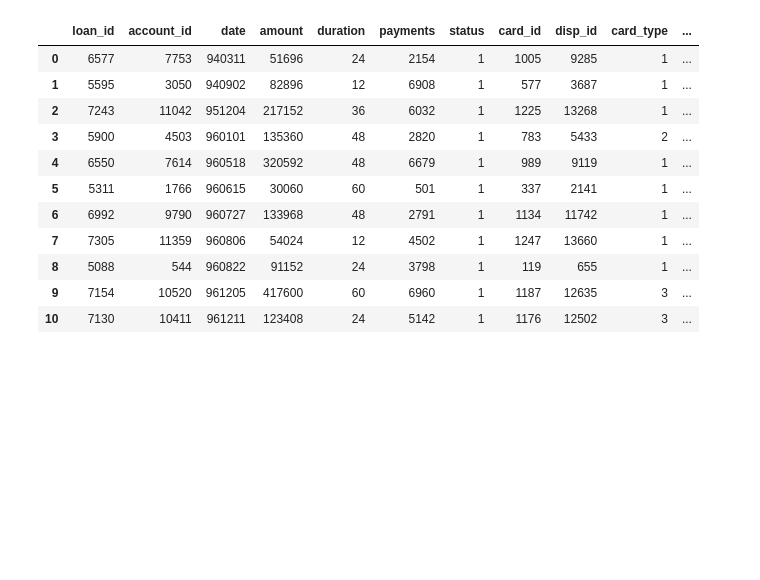
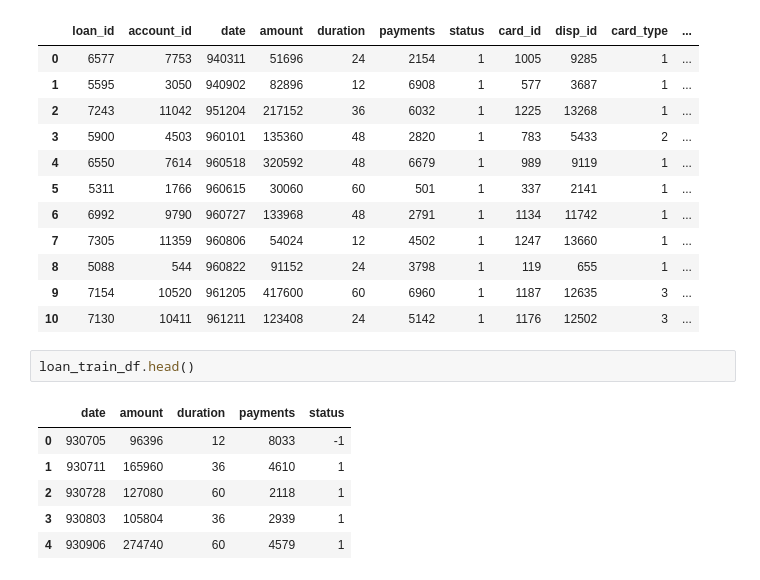
Before and after one commit to Educorreia932/FEUP-AC, a Jupyter notebook: Data Mining Project/src/notebook.ipynb, the cells around one changed output. Cells and saved outputs as stored; diff of their text form; blank space fills up the shorter version.

```diff
--- a/Data Mining Project/src/notebook.ipynb
+++ b/Data Mining Project/src/notebook.ipynb
@@ -109,3 +118,12 @@ joined_loan_train_df.head(50)
 | 8 | 5088 | 544 | 960822 | 91152 | 24 | 3798 | 1 | 119 | 655 | 1 | ... |
 | 9 | 7154 | 10520 | 961205 | 417600 | 60 | 6960 | 1 | 1187 | 12635 | 3 | ... |
 | 10 | 7130 | 10411 | 961211 | 123408 | 24 | 5142 | 1 | 1176 | 12502 | 3 | ... |
+# %%
+loan_train_df.head()
+# %% [output]
+|  | date | amount | duration | payments | status |
+| 0 | 930705 | 96396 | 12 | 8033 | -1 |
+| 1 | 930711 | 165960 | 36 | 4610 | 1 |
+| 2 | 930728 | 127080 | 60 | 2118 | 1 |
+| 3 | 930803 | 105804 | 36 | 2939 | 1 |
+| 4 | 930906 | 274740 | 60 | 4579 | 1 |
```
Also changed, not shown: parts of 6 cells of this notebook, 1 other file.
